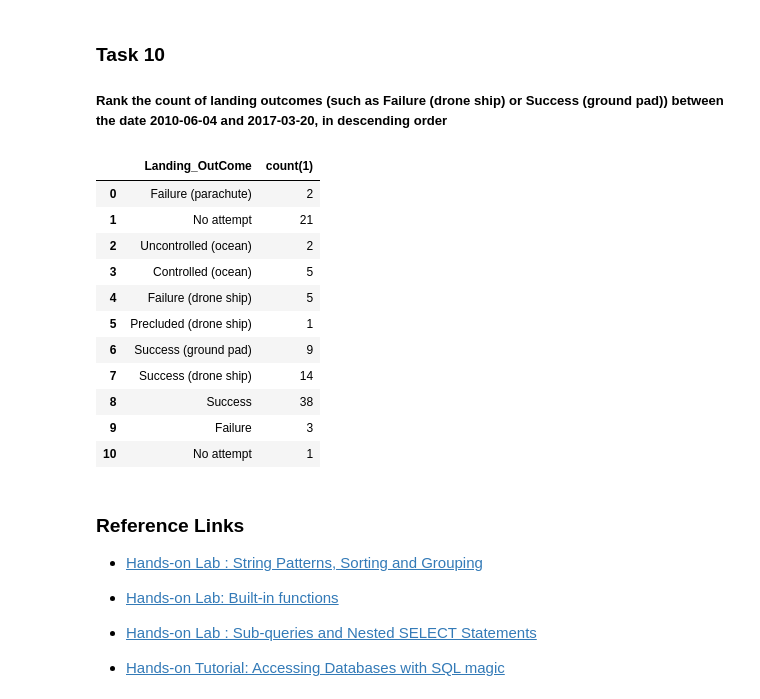
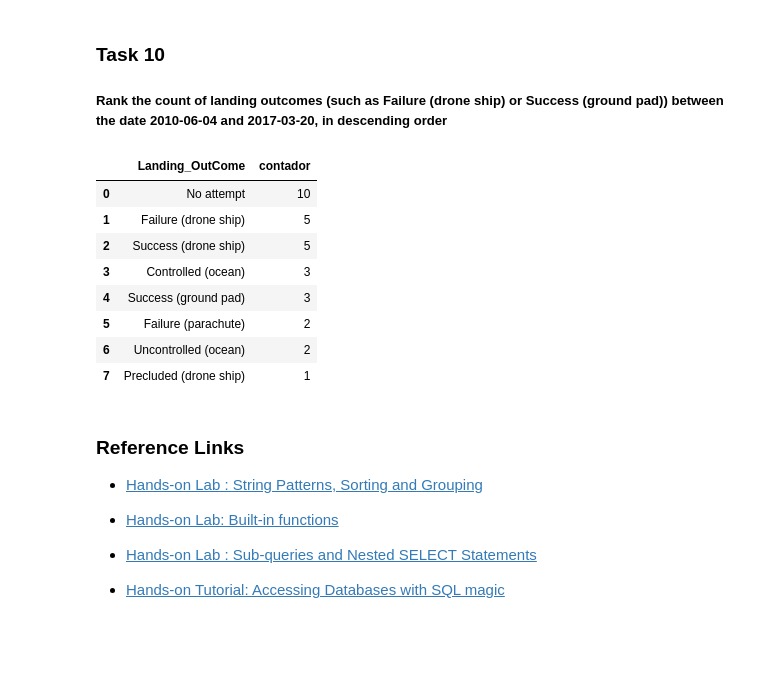
Before and after one commit to paverama/CourseraCapstone, a Jupyter notebook: jupyter-labs-eda-sql-coursera.ipynb, the cells around one changed output. Cells and saved outputs as stored; diff of their text form; code cells hidden in the pictures; blank space fills up the shorter version.

```diff
--- a/jupyter-labs-eda-sql-coursera.ipynb
+++ b/jupyter-labs-eda-sql-coursera.ipynb
@@ -397,22 +397,19 @@ df
 
 ##### Rank the count of landing outcomes (such as Failure (drone ship) or Success (ground pad)) between the date 2010-06-04 and 2017-03-20, in descending order
 # %%
-
-df = pd.read_sql_query("SELECT Landing_OutCome,count(1) as contador FROM ibm_ds.spacex sp group by Landing_OutCome order by contador desc",conn)
+query="SELECT Landing_OutCome,count(1) as contador FROM ibm_ds.spacex sp  where str_to_date(date,'%d-%m-%Y') between str_to_date('2010-06-04','%Y-%m-%d') and str_to_date('2017-03-20','%Y-%m-%d') group by Landing_OutCome order by contador desc"
+df = pd.read_sql_query(query,conn)
 df
 # %% [output]
-|  | Landing_OutCome | count(1) |
-| 0 | Failure (parachute) | 2 |
-| 1 | No attempt | 21 |
-| 2 | Uncontrolled (ocean) | 2 |
-| 3 | Controlled (ocean) | 5 |
-| 4 | Failure (drone ship) | 5 |
-| 5 | Precluded (drone ship) | 1 |
-| 6 | Success (ground pad) | 9 |
-| 7 | Success (drone ship) | 14 |
-| 8 | Success | 38 |
-| 9 | Failure | 3 |
-| 10 | No attempt | 1 |
+|  | Landing_OutCome | contador |
+| 0 | No attempt | 10 |
+| 1 | Failure (drone ship) | 5 |
+| 2 | Success (drone ship) | 5 |
+| 3 | Controlled (ocean) | 3 |
+| 4 | Success (ground pad) | 3 |
+| 5 | Failure (parachute) | 2 |
+| 6 | Uncontrolled (ocean) | 2 |
+| 7 | Precluded (drone ship) | 1 |
 # %% [markdown]
 ### Reference Links
 
```
